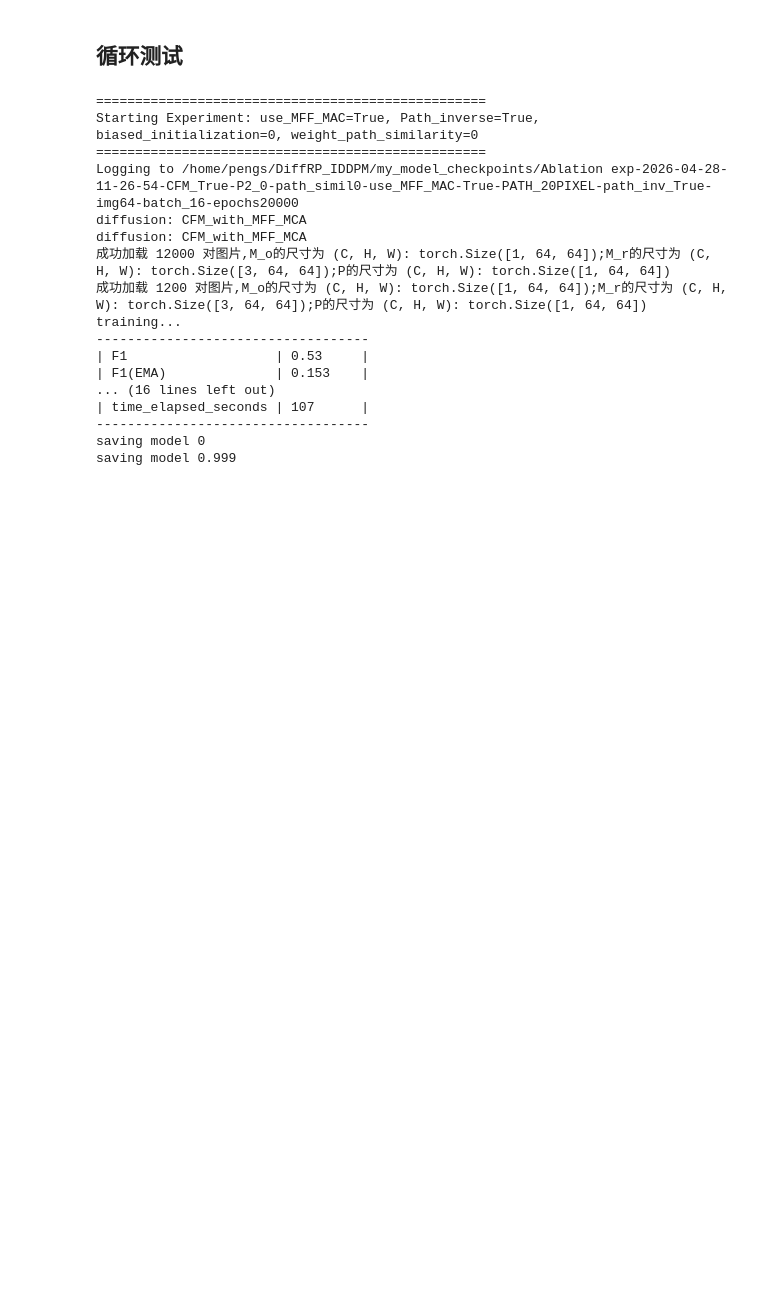
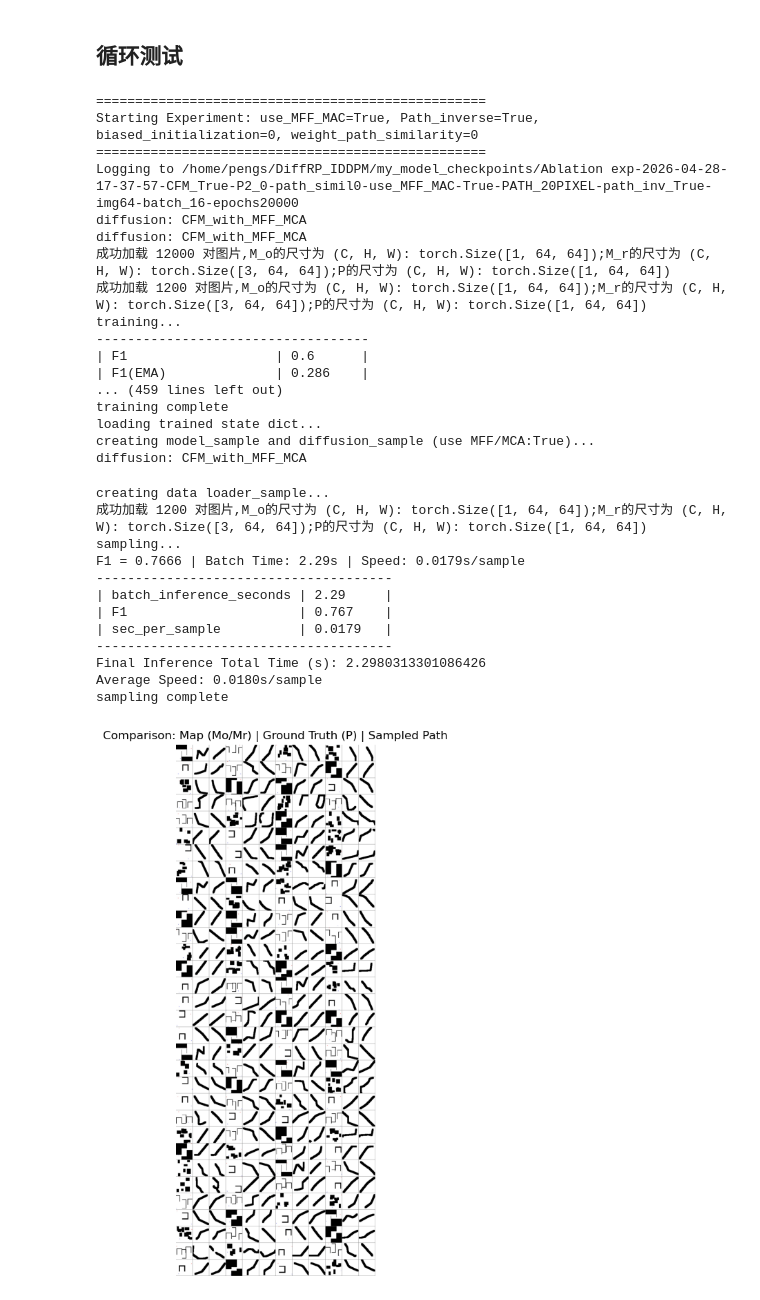
Before and after one commit to Pengskr/DiffRP_IDDPM, a Jupyter notebook: scripts/ablation_exp.ipynb, the cells around one changed output. Cells and saved outputs as stored; diff of their text form; code cells hidden in the pictures; blank space fills up the shorter version.

```diff
--- a/scripts/ablation_exp.ipynb
+++ b/scripts/ablation_exp.ipynb
@@ -76,6 +76,7 @@ def create_argparser():
 
 # 测试偏置初始化
 test_matrix = [
+    {"use_MFF_MAC": True,  "Path_inverse": True, "biased_initialization": 1   , "weight_path_similarity": 0},
     {"use_MFF_MAC": True,  "Path_inverse": True, "biased_initialization": 0   , "weight_path_similarity": 0},
     {"use_MFF_MAC": True,  "Path_inverse": True, "biased_initialization": 1e-1, "weight_path_similarity": 0},
     {"use_MFF_MAC": True,  "Path_inverse": True, "biased_initialization": 1e-3, "weight_path_similarity": 0},
@@ -155,7 +156,7 @@ for config in test_matrix:
         num_images=args.num_images_sample,
         batch_size=64,                  # 取64个样本进行训练过程中的测试
         image_size=args.image_size,
-        shuffle=False
+        shuffle=True,
     )
     sample_Mo, sample_Mr, sample_P, _, _ = next(iter(dataloader_sample))
 
@@ -189,7 +190,7 @@ for config in test_matrix:
 
     # ===================================== 推理 =====================================
     args.clip_denoised = True
-    args.num_samples = 512
+    args.num_samples = 128
     args.use_ddim = True
     args.timestep_respacing = "ddim20"
 
@@ -271,40 +272,54 @@ for config in test_matrix:
     dist.barrier()
     logger.log("sampling complete")
 
+    show_samples(args, arr, M_r, P, img_name)
     # ===================================== 推理结束 =====================================
 
 
 
     # === 核心清理逻辑 ===
     # 1. 删除包含大量显存占用（模型参数、梯度、优化器状态）的对象
     del model
     del diffusion
     del sample_diffusion
     del training_loop
     del data
     del dataloader_sample, dataloader
 
     # 2. 强制进行垃圾回收
     gc.collect()
 
     # 3. 清空 PyTorch 的显存缓存池
     if th.cuda.is_available():
         th.cuda.empty_cache()
 # %% [output]
 ==================================================
 Starting Experiment: use_MFF_MAC=True, Path_inverse=True, biased_initialization=0, weight_path_similarity=0
 ==================================================
-Logging to /home/pengs/DiffRP_IDDPM/my_model_checkpoints/Ablation exp-2026-04-28-11-26-54-CFM_True-P2_0-path_simil0-use_MFF_MAC-True-PATH_20PIXEL-path_inv_True-img64-batch_16-epochs20000
+Logging to /home/pengs/DiffRP_IDDPM/my_model_checkpoints/Ablation exp-2026-04-28-17-37-57-CFM_True-P2_0-path_simil0-use_MFF_MAC-True-PATH_20PIXEL-path_inv_True-img64-batch_16-epochs20000
 diffusion: CFM_with_MFF_MCA
 diffusion: CFM_with_MFF_MCA
 成功加载 12000 对图片,M_o的尺寸为 (C, H, W): torch.Size([1, 64, 64]);M_r的尺寸为 (C, H, W): torch.Size([3, 64, 64]);P的尺寸为 (C, H, W): torch.Size([1, 64, 64])
 成功加载 1200 对图片,M_o的尺寸为 (C, H, W): torch.Size([1, 64, 64]);M_r的尺寸为 (C, H, W): torch.Size([3, 64, 64]);P的尺寸为 (C, H, W): torch.Size([1, 64, 64])
 training...
 -----------------------------------
-| F1                   | 0.53     |
-| F1(EMA)              | 0.153    |
-... (16 lines left out)
-| time_elapsed_seconds | 107      |
------------------------------------
-saving model 0
-saving model 0.999
+| F1                   | 0.6      |
+| F1(EMA)              | 0.286    |
+... (459 lines left out)
+training complete
+loading trained state dict...
+creating model_sample and diffusion_sample (use MFF/MCA:True)...
+diffusion: CFM_with_MFF_MCA
+creating data loader_sample...
+成功加载 1200 对图片,M_o的尺寸为 (C, H, W): torch.Size([1, 64, 64]);M_r的尺寸为 (C, H, W): torch.Size([3, 64, 64]);P的尺寸为 (C, H, W): torch.Size([1, 64, 64])
+sampling...
+F1 = 0.7666 | Batch Time: 2.29s | Speed: 0.0179s/sample
+--------------------------------------
+| batch_inference_seconds | 2.29     |
+| F1                      | 0.767    |
+| sec_per_sample          | 0.0179   |
+--------------------------------------
+Final Inference Total Time (s): 2.2980313301086426
+Average Speed: 0.0180s/sample
+sampling complete
+[figure, added]
```
Also changed, not shown: parts of 1 cell of this notebook, 2 other files.
